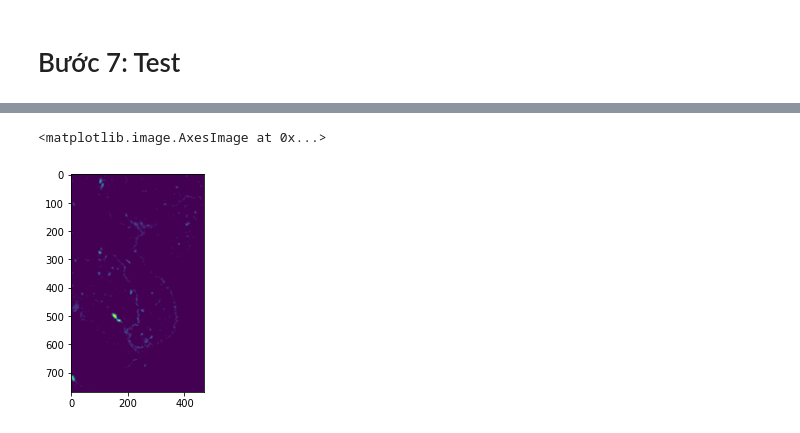
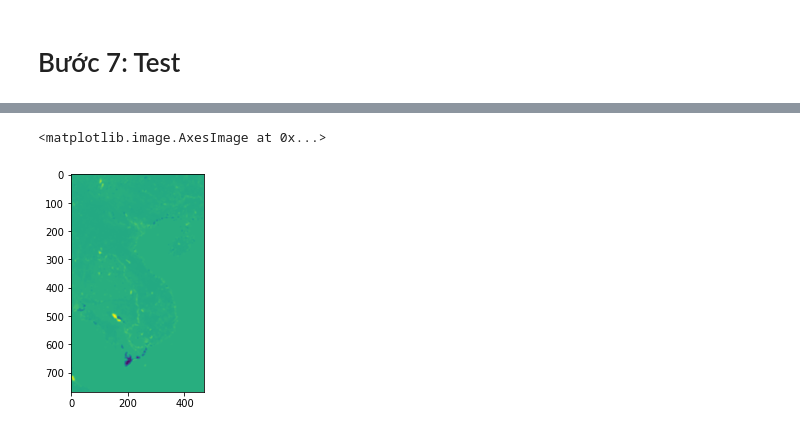
Before and after one commit to Minology/cvdhd-escape, a Jupyter notebook: land_use_regression.ipynb, the cells around one changed output, grey strips where cells are left out. Cells and saved outputs as stored; diff of their text form; code cells hidden in the pictures.

```diff
--- a/land_use_regression.ipynb
+++ b/land_use_regression.ipynb
@@ -468,8 +468,7 @@ def test_date(date):
     for i in range(len(no2)):
         lat, lon = test_locations[i]
         x, y = lat_to_x(lat), lon_to_y(lon)
-        # NO2 không thể âm
-        array[round(x)][round(y)] = max(no2[i], 0)
+        array[round(x)][round(y)] = no2[i]
 
     NDV, xsize, ysize, GeoT, Projection, DataType = GetGeoInfo(templateFilePath)
     # Set up the GTiff driver
@@ -494,7 +493,7 @@ plt.imshow(output)
 # %%
-# Thử test ngày 15/3/2019 và trực quan hóa kết quả
-output = test_date(datetime.datetime(2019, 3, 15))
+# Thử test ngày 15/5/2019 và trực quan hóa kết quả
+output = test_date(datetime.datetime(2019, 5, 15))
 plt.imshow(output)
 # %% [output]
 <matplotlib.image.AxesImage at 0x...>
-[figure, old version]
+[figure, new version]
```
Also changed, not shown: parts of 3 cells of this notebook.
